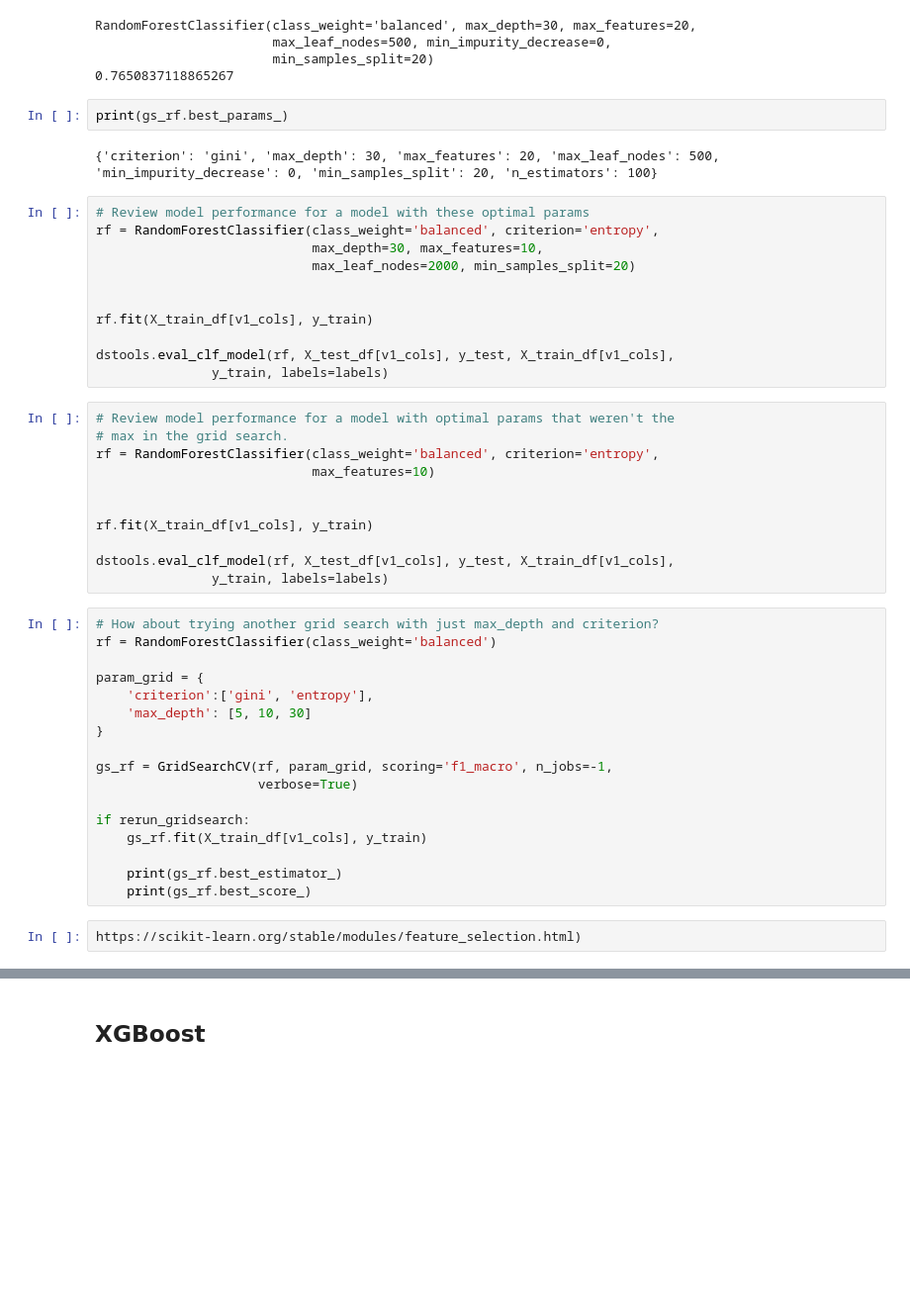
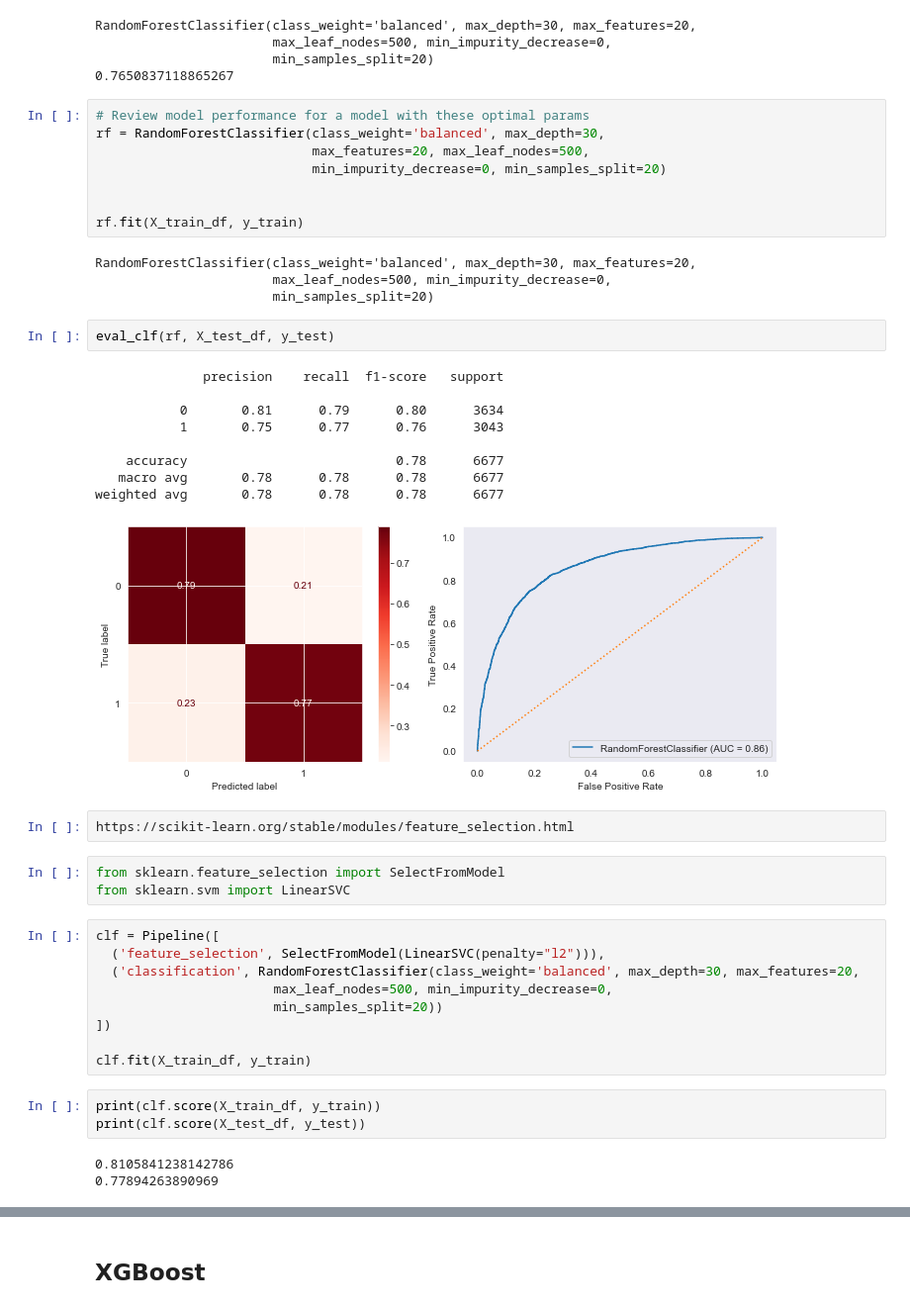
Before and after one commit to rcauvy/Flu_Shot_Learning, a Jupyter notebook: index.ipynb, the cells around one changed output, grey strips where cells are left out. Shown at 99% size. Drawn from its saved outputs; the diff is of its cells as text; blank space fills up the shorter version.

Commit message:
ModelSelect

```diff
--- a/index.ipynb
+++ b/index.ipynb
@@ -924,48 +924,47 @@ RandomForestClassifier(class_weight='balanced', max_depth=30, max_features=20,
                        max_leaf_nodes=500, min_impurity_decrease=0,
                        min_samples_split=20)
 0.7650837118865267
-# %%
-print(gs_rf.best_params_)
-# %% [output]
-{'criterion': 'gini', 'max_depth': 30, 'max_features': 20, 'max_leaf_nodes': 500, 'min_impurity_decrease': 0, 'min_samples_split': 20, 'n_estimators': 100}
 # %%
 # Review model performance for a model with these optimal params
-rf = RandomForestClassifier(class_weight='balanced', criterion='entropy',
-                            max_depth=30, max_features=10,
-                            max_leaf_nodes=2000, min_samples_split=20)
+rf = RandomForestClassifier(class_weight='balanced', max_depth=30,
+                            max_features=20, max_leaf_nodes=500,
+                            min_impurity_decrease=0, min_samples_split=20)
 
 
-rf.fit(X_train_df[v1_cols], y_train)
-
-dstools.eval_clf_model(rf, X_test_df[v1_cols], y_test, X_train_df[v1_cols],
-               y_train, labels=labels)
+rf.fit(X_train_df, y_train)
+# %% [output]
+RandomForestClassifier(class_weight='balanced', max_depth=30, max_features=20,
+                       max_leaf_nodes=500, min_impurity_decrease=0,
+                       min_samples_split=20)
-# %%
-# Review model performance for a model with optimal params that weren't the
-# max in the grid search.
-rf = RandomForestClassifier(class_weight='balanced', criterion='entropy',
-                            max_features=10)
-
-
-rf.fit(X_train_df[v1_cols], y_train)
-
-dstools.eval_clf_model(rf, X_test_df[v1_cols], y_test, X_train_df[v1_cols],
-               y_train, labels=labels)
-# %%
-# How about trying another grid search with just max_depth and criterion?
-rf = RandomForestClassifier(class_weight='balanced')
-
-param_grid = {
-    'criterion':['gini', 'entropy'],
-    'max_depth': [5, 10, 30]
-}
-
-gs_rf = GridSearchCV(rf, param_grid, scoring='f1_macro', n_jobs=-1,
-                     verbose=True)
-
-if rerun_gridsearch:
-    gs_rf.fit(X_train_df[v1_cols], y_train)
-
-    print(gs_rf.best_estimator_)
-    print(gs_rf.best_score_)
+# %%
+eval_clf(rf, X_test_df, y_test)
+# %% [output]
+              precision    recall  f1-score   support
+
+           0       0.81      0.79      0.80      3634
+           1       0.75      0.77      0.76      3043
+
+    accuracy                           0.78      6677
+   macro avg       0.78      0.78      0.78      6677
+weighted avg       0.78      0.78      0.78      6677
+[figure, added]
 # %%
-https://scikit-learn.org/stable/modules/feature_selection.html)
+https://scikit-learn.org/stable/modules/feature_selection.html
+# %%
+from sklearn.feature_selection import SelectFromModel
+from sklearn.svm import LinearSVC
+# %%
+clf = Pipeline([
+  ('feature_selection', SelectFromModel(LinearSVC(penalty="l2"))),
+  ('classification', RandomForestClassifier(class_weight='balanced', max_depth=30, max_features=20,
+                       max_leaf_nodes=500, min_impurity_decrease=0,
+                       min_samples_split=20))
+])
+
+clf.fit(X_train_df, y_train)
+# %%
+print(clf.score(X_train_df, y_train))
+print(clf.score(X_test_df, y_test))
+# %% [output]
+0.8105841238142786
+0.77894263890969
```
Also changed, not shown: parts of 1 cell of this notebook, 1 other file.
